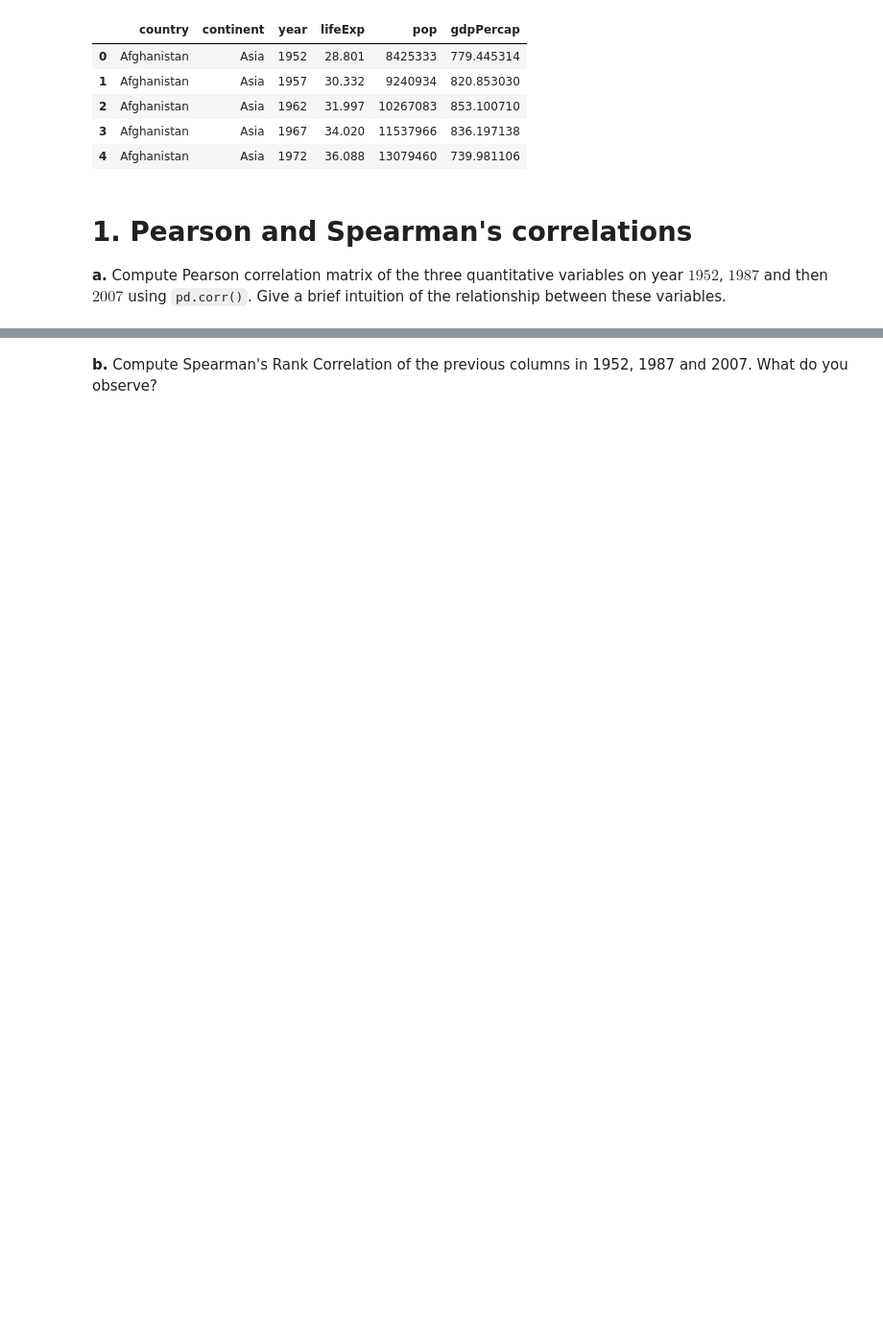
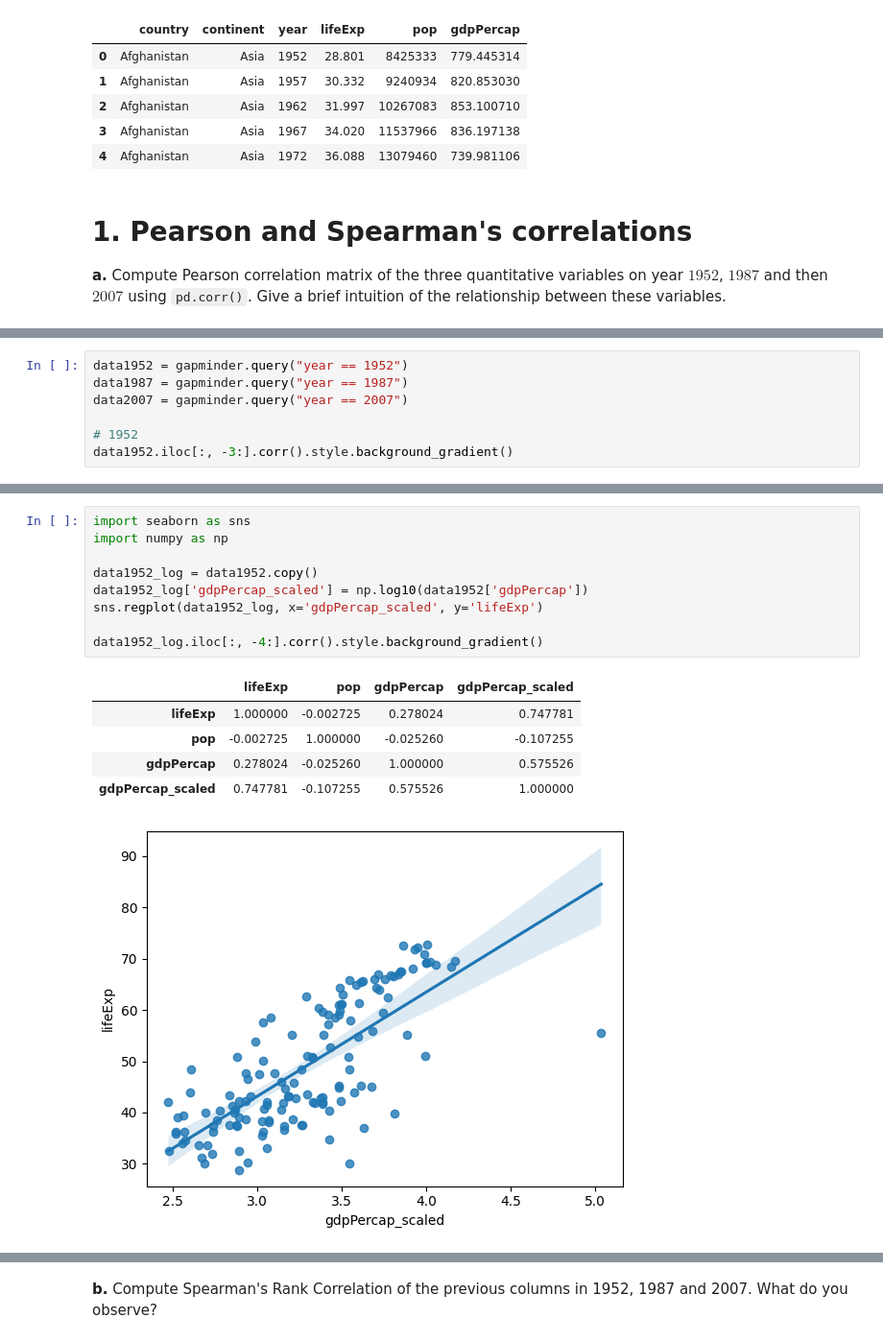
Before and after one commit to LaimengEung/inf-604-data-analysis-i-repo, a Jupyter notebook: Copy_of_Lab5_EDA.ipynb, the cells around one changed output, grey strips where cells are left out. Shown at 96% size. Cells and saved outputs as stored; diff of their text form; blank space fills up the shorter version.

```diff
--- a/Copy_of_Lab5_EDA.ipynb
+++ b/Copy_of_Lab5_EDA.ipynb
@@ -37,0 +45,7 @@ gapminder.head()
+# %%
+data1952 = gapminder.query("year == 1952")
+data1987 = gapminder.query("year == 1987")
+data2007 = gapminder.query("year == 2007")
+
+# 1952
+data1952.iloc[:, -3:].corr().style.background_gradient()
@@ -37,0 +77,16 @@ gapminder.head()
+# %%
+import seaborn as sns
+import numpy as np
+
+data1952_log = data1952.copy()
+data1952_log['gdpPercap_scaled'] = np.log10(data1952['gdpPercap'])
+sns.regplot(data1952_log, x='gdpPercap_scaled', y='lifeExp')
+
+data1952_log.iloc[:, -4:].corr().style.background_gradient()
+# %% [output]
+|  | lifeExp | pop | gdpPercap | gdpPercap_scaled |
+| lifeExp | 1.000000 | -0.002725 | 0.278024 | 0.747781 |
+| pop | -0.002725 | 1.000000 | -0.025260 | -0.107255 |
+| gdpPercap | 0.278024 | -0.025260 | 1.000000 | 0.575526 |
+| gdpPercap_scaled | 0.747781 | -0.107255 | 0.575526 | 1.000000 |
+[figure, added]
```
Also changed, not shown: parts of 14 cells of this notebook.
